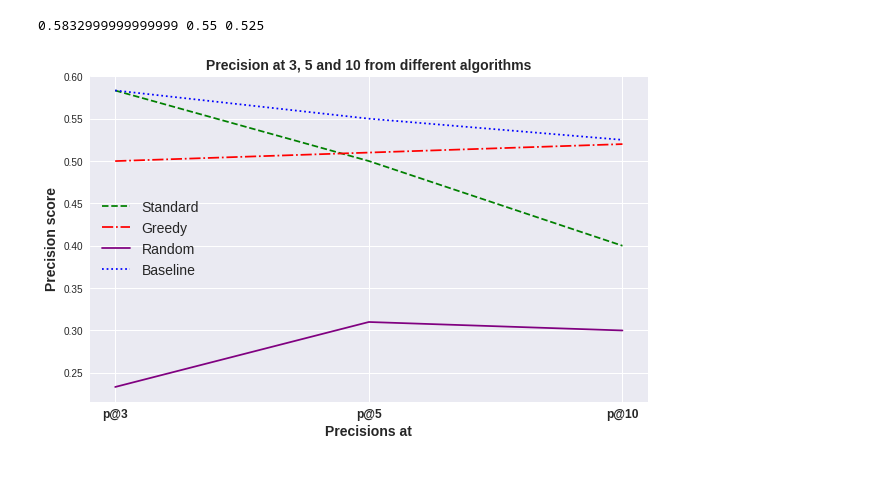
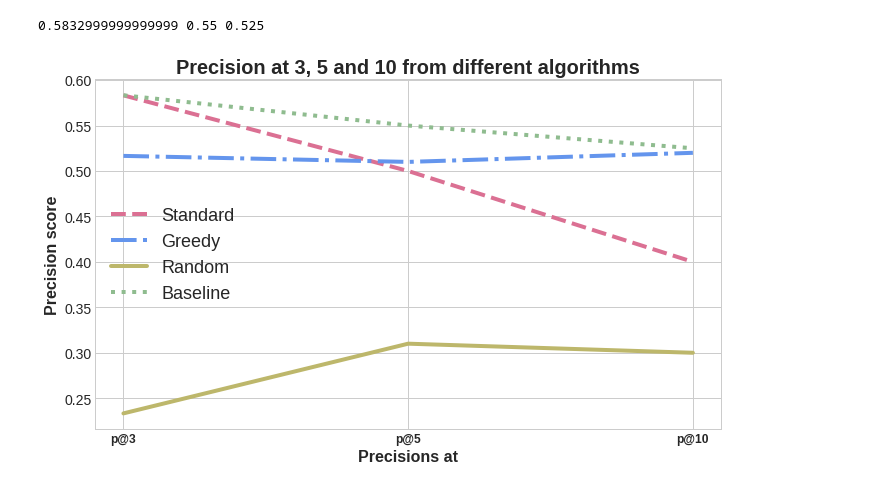
Before and after one commit to amandachagas/surprise-test, a Jupyter notebook: notebooks/Graphs.ipynb, the cells around one changed output. Drawn from its saved outputs; the diff is of its cells as text; code cells hidden in the pictures.

Commit message:
Remaking graphs ild_scores_by_groups, p@10_scores_by_groups, p@3_5_10_algorithms_mean and p@3_5_10_algorithms_top

```diff
--- a/notebooks/Graphs.ipynb
+++ b/notebooks/Graphs.ipynb
@@ -7,7 +7,9 @@ import statistics
 import json
 import time
 # %%
-plt.style.use('seaborn')
+# plt.style.use('seaborn')
+# plt.style.use('fivethirtyeight')
+plt.style.use('seaborn-whitegrid')
 # plt.rcParams['figure.figsize'] = (8,5)
 # %%
 def rounding_vector(vector, decimal=0):
@@ -434,7 +441,7 @@ prop_p5 = [
 prop_p3 = [
     [
         [0.3333, 0.3333, 0.3333],
-        [0.6666, 0.3333, 0.3333],
+        [0.6666, 0.6666, 0.3333],
         [0.6666, 0.3333, 0.3333],
         [0.6666, 0.3333, 0.0],
         [0.6666, 0.3333, 0.0]
@@ -539,22 +546,24 @@ print(m_bl_p3, m_bl_p5, m_bl_p10)
 # %%
 plt.rcParams['figure.figsize'] = (10,6)
 
 precisions = ['p@3','p@5','p@10']
 precisions_standard = [m_p3_s, m_p5_s, m_p10_s]
 precisions_greedy = [m_p3_g, m_p5_g, m_p10_g]
 precisions_random = [m_p3_r, m_p5_r, m_p10_r]
 precisions_baseline = [m_bl_p3, m_bl_p5, m_bl_p10]
 
-p_standard, = plt.plot(precisions, precisions_standard, color='green', linestyle='--')
-p_greedy, = plt.plot(precisions, precisions_greedy, color='red', linestyle='-.')
-p_random, = plt.plot(precisions, precisions_random, color='purple', linestyle='-')
-p_baseline, = plt.plot(precisions, precisions_baseline, color='blue', linestyle=':')
+p_standard, = plt.plot(precisions, precisions_standard, color='palevioletred', linestyle='--')
+p_greedy, = plt.plot(precisions, precisions_greedy, color='cornflowerblue', linestyle='-.')
+p_random, = plt.plot(precisions, precisions_random, color='darkkhaki', linestyle='-')
+p_baseline, = plt.plot(precisions, precisions_baseline, color='darkseagreen', linestyle=':')
 
-plt.xlabel('Precisions at',fontweight="bold", fontsize=14)
-plt.ylabel('Precision score',fontweight="bold", fontsize=14)
-plt.title('Precision at 3, 5 and 10 from different algorithms',fontweight="bold", fontsize=14)
+plt.xlabel('Precisions at',fontweight="bold", fontsize=16)
+plt.ylabel('Precision score',fontweight="bold", fontsize=16)
+plt.title('Precision at 3, 5 and 10 from different algorithms',fontweight="bold", fontsize=20)
 plt.xticks(precisions, ('p@3','p@5','p@10'), fontweight="bold", fontsize="12")
-plt.legend([p_standard, p_greedy, p_random, p_baseline],['Standard','Greedy','Random','Baseline'], fontsize=14)
+plt.legend([p_standard, p_greedy, p_random, p_baseline],['Standard','Greedy','Random','Baseline'], fontsize=18)
+
+plt.savefig('p@3_5_10_algorithms_mean.png', transparent=True)
 plt.show()
 # %% [output]
-[figure, old version]
+[figure, new version]
```
Also changed, not shown: parts of 6 cells of this notebook, 6 other files.
